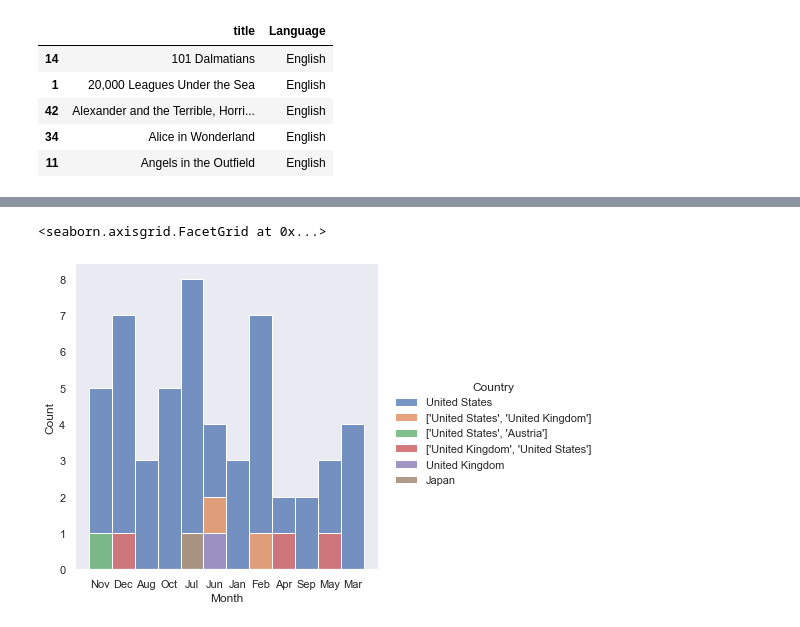
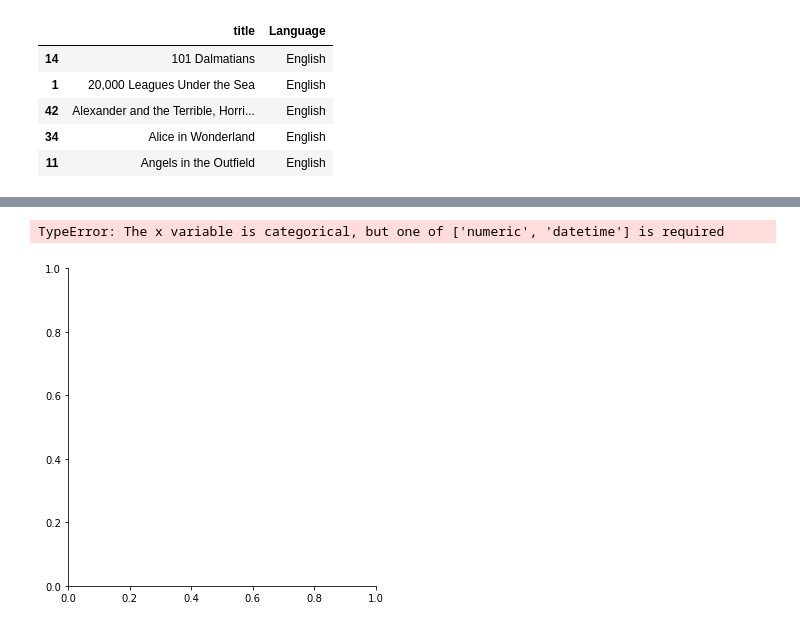
Before and after one commit to Coachsteveee/daily-commit-challenge, a Jupyter notebook: proj.ipynb, the cells around one changed output, grey strips where cells are left out. Cells and saved outputs as stored; diff of their text form; code cells hidden in the pictures.

```diff
--- a/proj.ipynb
+++ b/proj.ipynb
@@ -453,8 +448,8 @@ sns.displot(data=disney_, x='Month', hue='Language', kind='hist', multiple='stac
 # %%
-sns.displot(data=disney_, x='Month', hue='Country', kind='hist', multiple='stack')
+sns.displot(data=disney_, x='Month', hue='Country', kind='kde', multiple='stack')
 # %% [output]
-<seaborn.axisgrid.FacetGrid at 0x...>
+TypeError: The x variable is categorical, but one of ['numeric', 'datetime'] is required
-[figure, old version]
+[figure, new version]
 # %%
 disney_.head()
 # %% [output]
```
Also changed, not shown: parts of 15 cells of this notebook.
